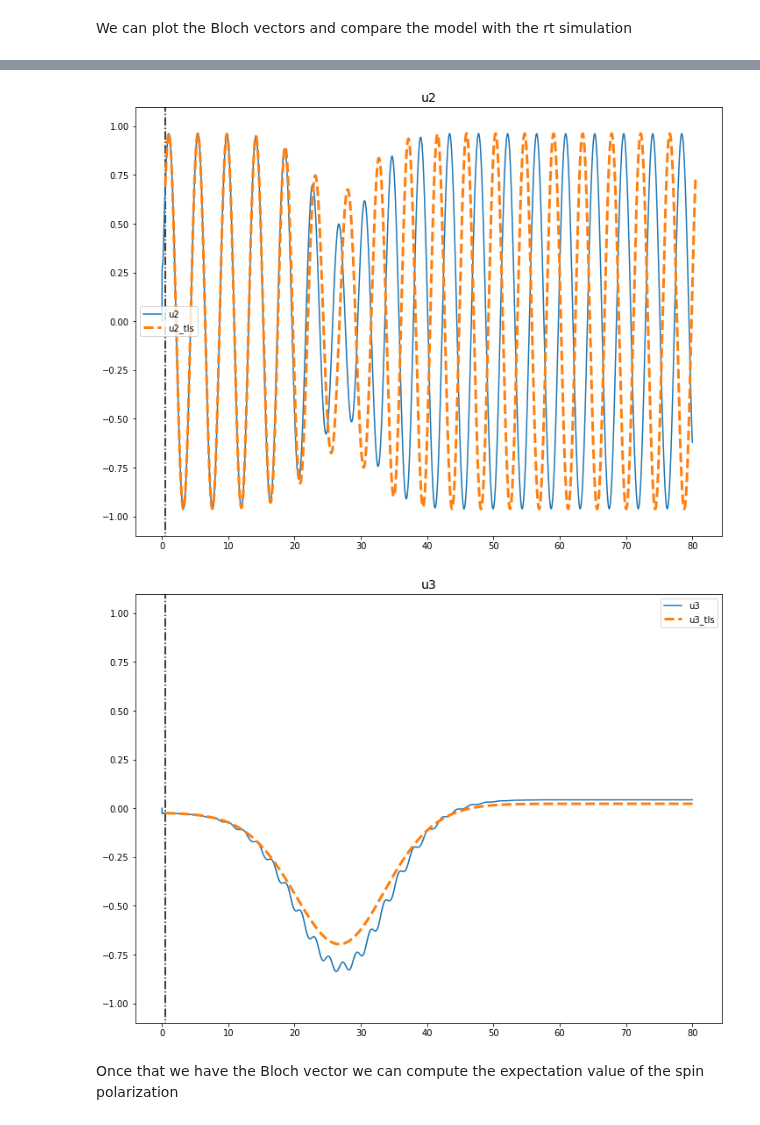
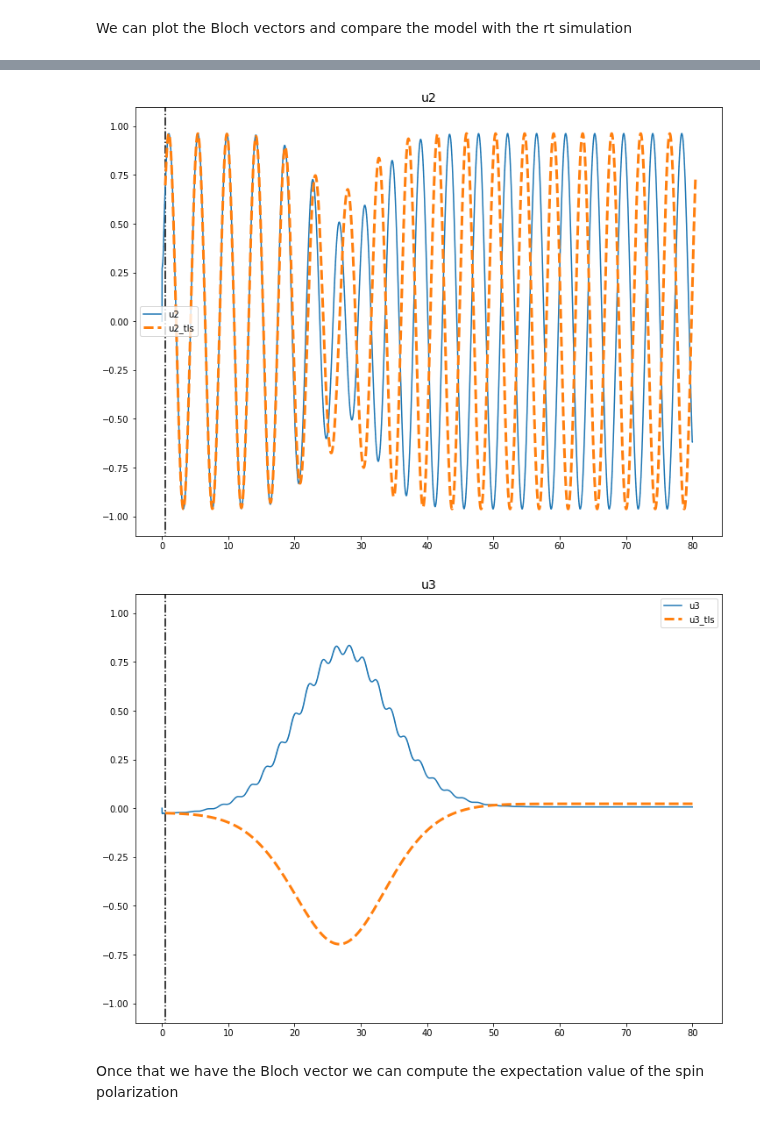
Before and after one commit to marcodalessandro76/Echo_mechanisms_decay_time_optical_orientation, a Jupyter notebook: TLS_spin_polarization.ipynb, the cells around one changed output, grey strips where cells are left out. Drawn from its saved outputs; the diff is of its cells as text; code cells hidden in the pictures.

```diff
--- a/TLS_spin_polarization.ipynb
+++ b/TLS_spin_polarization.ipynb
@@ -198,7 +310,7 @@ for k in range(nk):
 # %% [markdown]
 We can plot the Bloch vectors and compare the model with the rt simulation
 # %%
-k = 0
+k = 1
 print('coupling',couplings[k])
 
 rt = 1e-3*np.array([tstep*ind for ind in range(len(ref_bloch[0]))])
@@ -235,5 +347,5 @@ coupling 0.14756646266356058
-[figure, old version]
+[figure, new version]
-[figure, old version]
+[figure, new version]
 # %% [markdown]
 Once that we have the Bloch vector we can compute the expectation value of the spin polarization
 # %%
```
Also changed, not shown: parts of 12 cells of this notebook, 1 other file.
